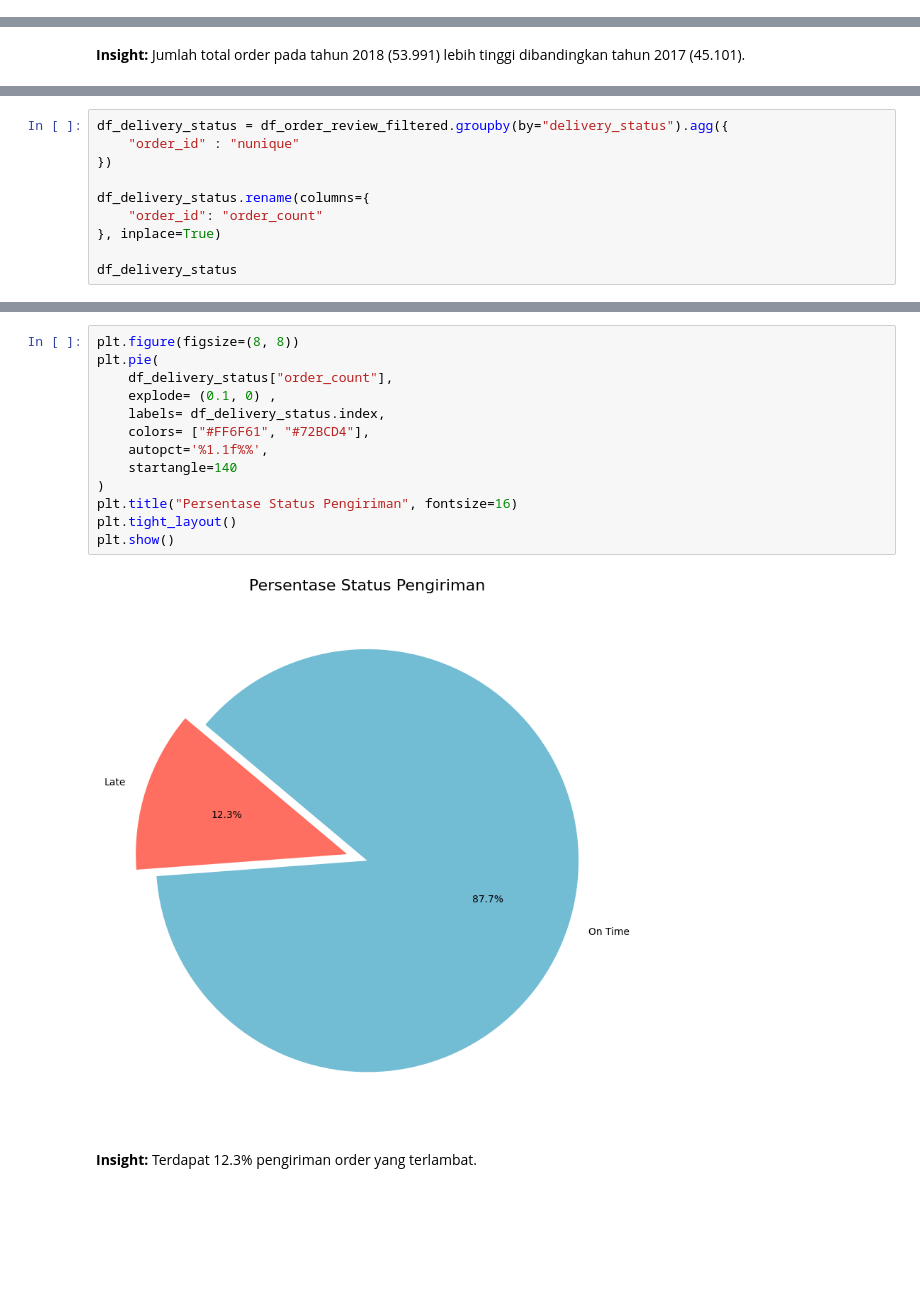
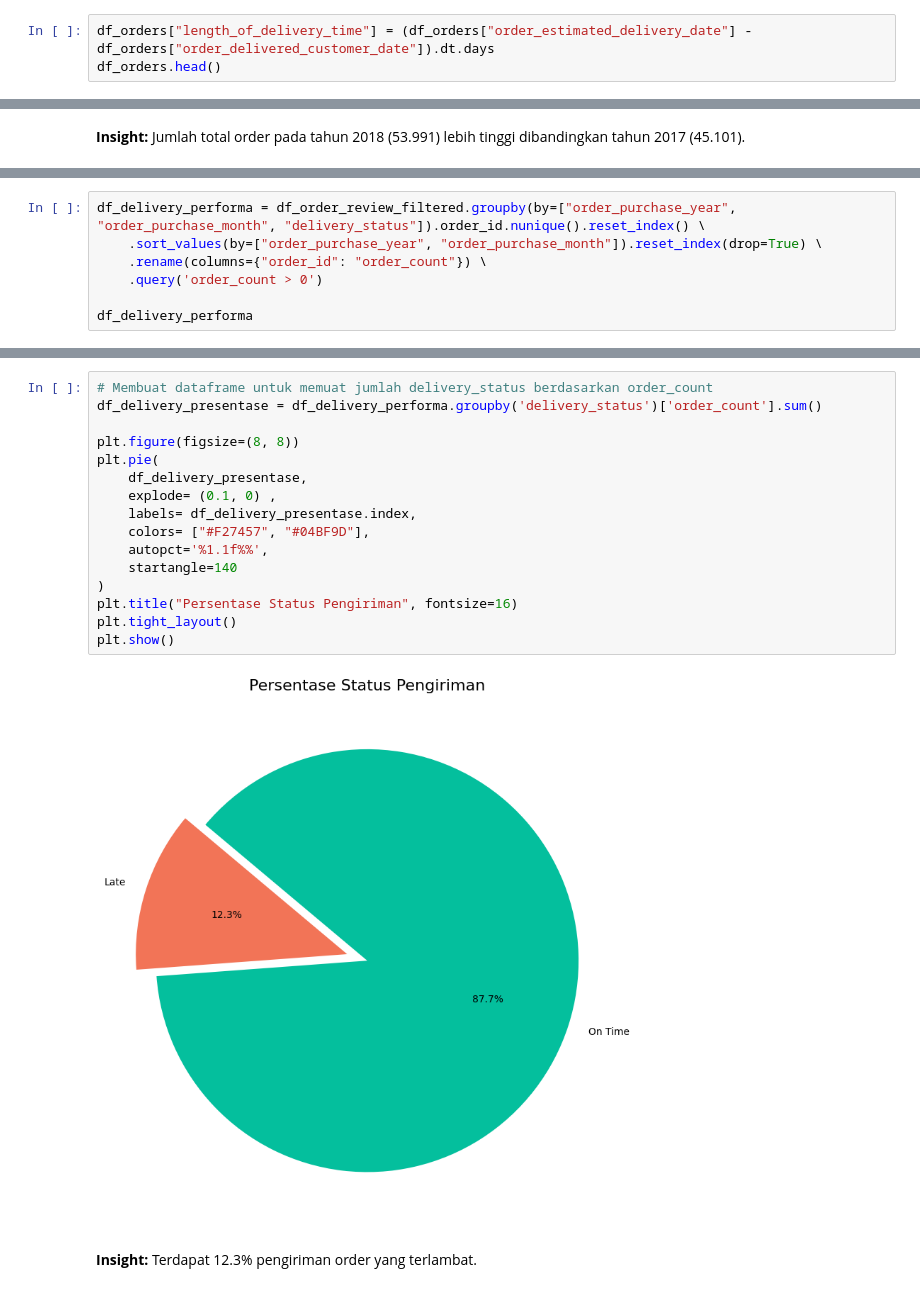
Before and after one commit to naurahhanaf/learn-project, a Jupyter notebook: brazilian-ecommerce-analysis/notebook.ipynb, the cells around one changed output, grey strips where cells are left out. Drawn from its saved outputs; the diff is of its cells as text; blank space fills up the shorter version.

```diff
--- a/brazilian-ecommerce-analysis/notebook.ipynb
+++ b/brazilian-ecommerce-analysis/notebook.ipynb
@@ -303,3 +304,6 @@ df_orders.groupby(by="delivery_status").agg({
 - Setiap tahun, order barang meningkat dimana 2018 terdapat 54.011 order.
 - Status delivered merupakan status pengiriman yang paling tinggi.
 - Ada 12.254 order yang mengalami keterlambatan.
+# %%
+df_orders["length_of_delivery_time"] = (df_orders["order_estimated_delivery_date"] - df_orders["order_delivered_customer_date"]).dt.days
+df_orders.head()
@@ -477,12 +492,9 @@ Jumlah total order pada tahun 2018 (53.991) lebih tinggi dibandingkan tahun 2017
 Membuat dataframe baru untuk menampung status pengiriman order dari *df_order_review_filtered*.
 # %%
-df_delivery_status = df_order_review_filtered.groupby(by="delivery_status").agg({
-    "order_id" : "nunique"
-})
+df_delivery_performa = df_order_review_filtered.groupby(by=["order_purchase_year", "order_purchase_month", "delivery_status"]).order_id.nunique().reset_index() \
+    .sort_values(by=["order_purchase_year", "order_purchase_month"]).reset_index(drop=True) \
+    .rename(columns={"order_id": "order_count"}) \
+    .query('order_count > 0')
 
-df_delivery_status.rename(columns={
-    "order_id": "order_count"
-}, inplace=True)
-
-df_delivery_status
+df_delivery_performa
 # %% [output]
@@ -495,18 +549,21 @@ Membuat pie chart untuk mengetahui presentase order berdasarkan status pengirima
 # %%
+# Membuat dataframe untuk memuat jumlah delivery_status berdasarkan order_count
+df_delivery_presentase = df_delivery_performa.groupby('delivery_status')['order_count'].sum()
+
 plt.figure(figsize=(8, 8))
 plt.pie(
-    df_delivery_status["order_count"],
+    df_delivery_presentase,
     explode= (0.1, 0) ,
-    labels= df_delivery_status.index,
-    colors= ["#FF6F61", "#72BCD4"],
+    labels= df_delivery_presentase.index,
+    colors= ["#F27457", "#04BF9D"],
     autopct='%1.1f%%',
     startangle=140
 )
 plt.title("Persentase Status Pengiriman", fontsize=16)
 plt.tight_layout()
 plt.show()
 # %% [output]
-[figure, old version]
+[figure, new version]
 # %% [markdown]
 **Insight:** Terdapat 12.3% pengiriman order yang terlambat.
 # %% [markdown]
```
Also changed, not shown: parts of 18 cells of this notebook.
